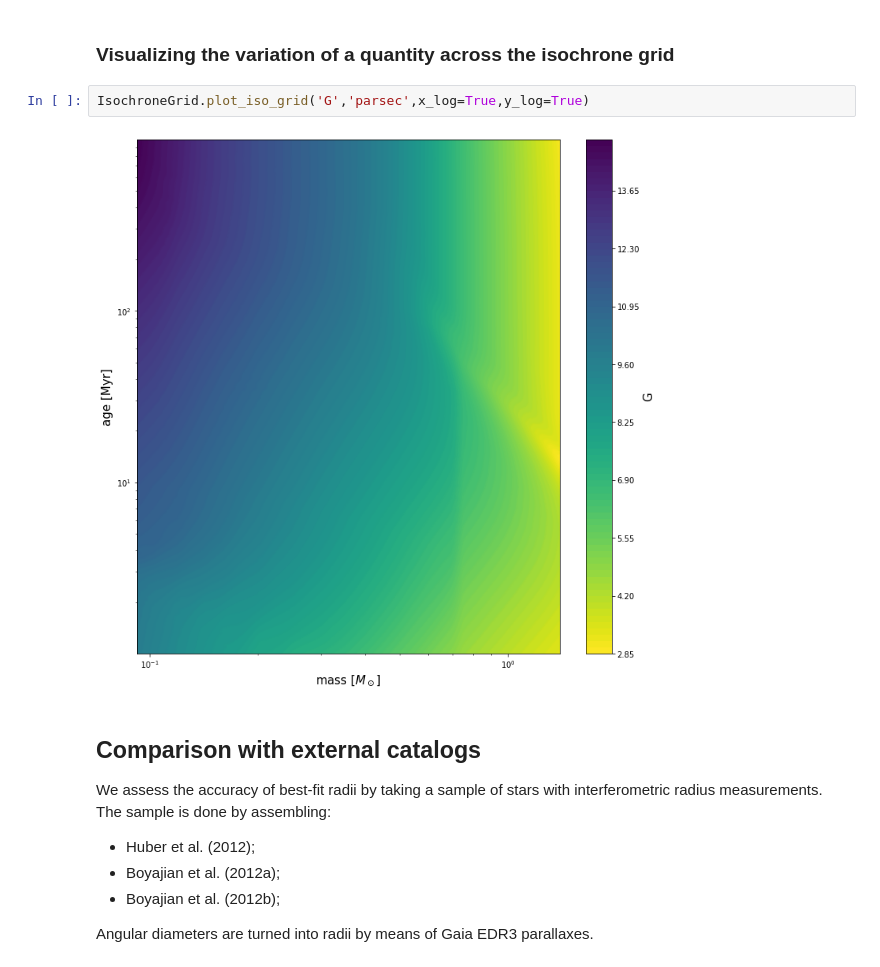
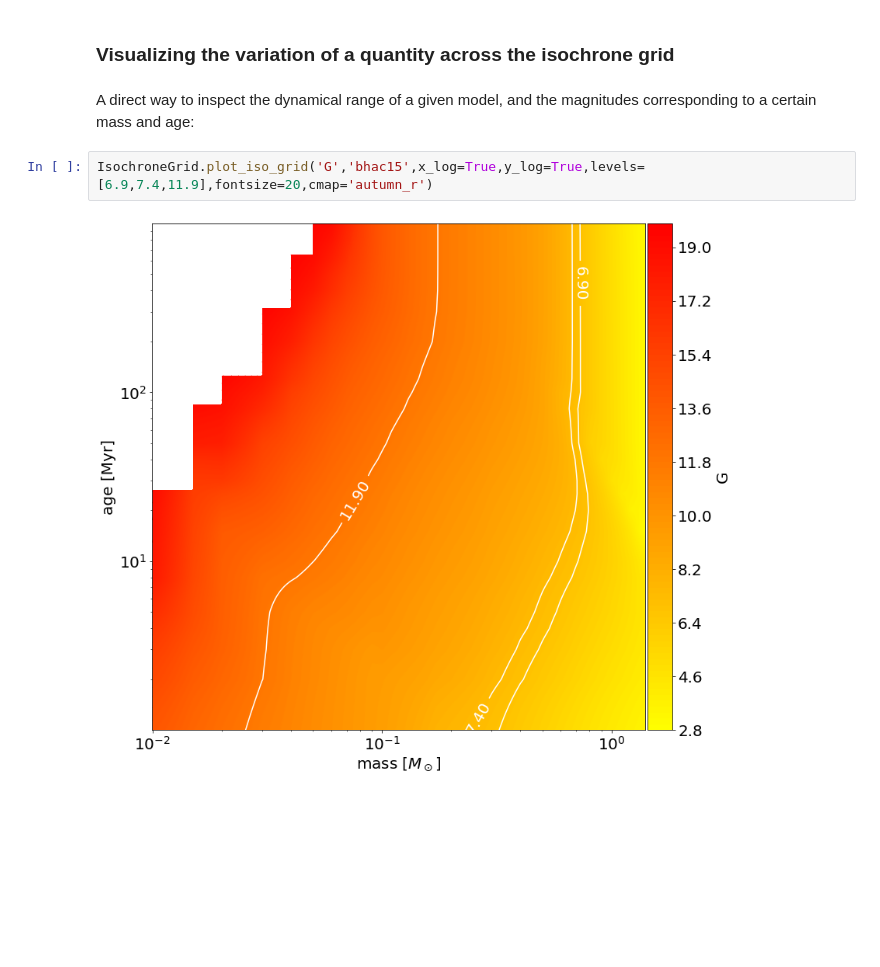
Before and after one commit to vsquicciarini/madys, a Jupyter notebook: try_class.ipynb, the cells around one changed output. Drawn from its saved outputs; the diff is of its cells as text; blank space fills up the shorter version.

```diff
--- a/try_class.ipynb
+++ b/try_class.ipynb
@@ -186,17 +177,9 @@ CALL IT AS: 'atmo2020_ceq'/'atmo2020_neq_s'/'atmo2020_neq_w'
 --------------------------------------------------------------------------------------
 # %% [markdown]
 ### Visualizing the variation of a quantity across the isochrone grid
+# %% [markdown]
+A direct way to inspect the dynamical range of a given model, and the magnitudes corresponding to a certain mass and age:
 # %%
-IsochroneGrid.plot_iso_grid('G','parsec',x_log=True,y_log=True)
+IsochroneGrid.plot_iso_grid('G','bhac15',x_log=True,y_log=True,levels=[6.9,7.4,11.9],fontsize=20,cmap='autumn_r')
 # %% [output]
-[figure, old version]
+[figure, new version]
-# %% [markdown]
-## Comparison with external catalogs
-
-We assess the accuracy of best-fit radii by taking a sample of stars with interferometric radius measurements. The sample is done by assembling:
-
-- Huber et al. (2012);
-- Boyajian et al. (2012a);
-- Boyajian et al. (2012b);
-
-Angular diameters are turned into radii by means of Gaia EDR3 parallaxes.
```
Also changed, not shown: parts of 28 cells of this notebook.
